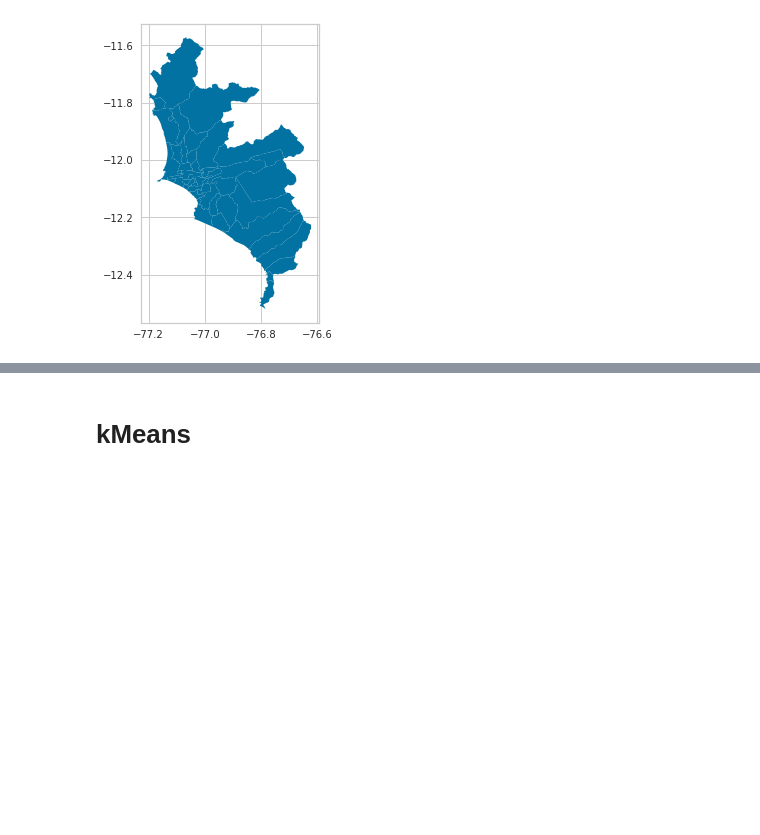
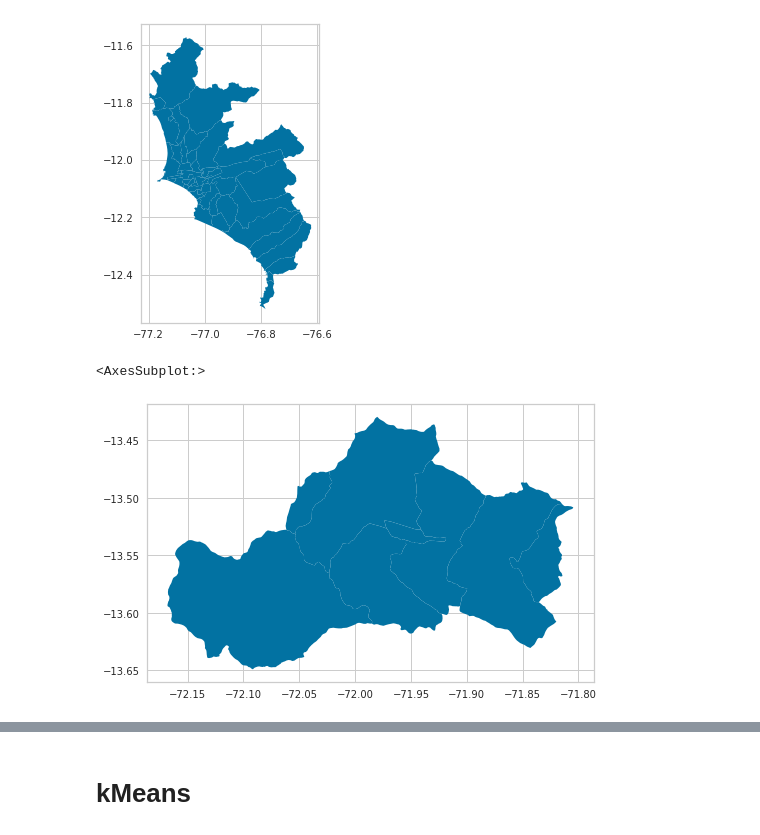
Before and after one commit to leiparov/intercon-simbig-2021, a Jupyter notebook: RutasClustering.ipynb, the cells around one changed output, grey strips where cells are left out. Saved outputs shown, nothing was run; the diff lists cells and outputs as text; code cells hidden in the pictures; blank space fills up the shorter version.

```diff
--- a/RutasClustering.ipynb
+++ b/RutasClustering.ipynb
@@ -31,3 +31,9 @@ mapaLimaCallao.plot()
 # %% [output]
 <AxesSubplot:>
 [figure]
+# %%
+mapaCusco = gpd.read_file("shapes_cusco/CUSCO_CCPP.shp")
+mapaCusco.plot()
+# %% [output]
+<AxesSubplot:>
+[figure, added]
```
Also changed, not shown: parts of 16 cells of this notebook, 6 other files.
